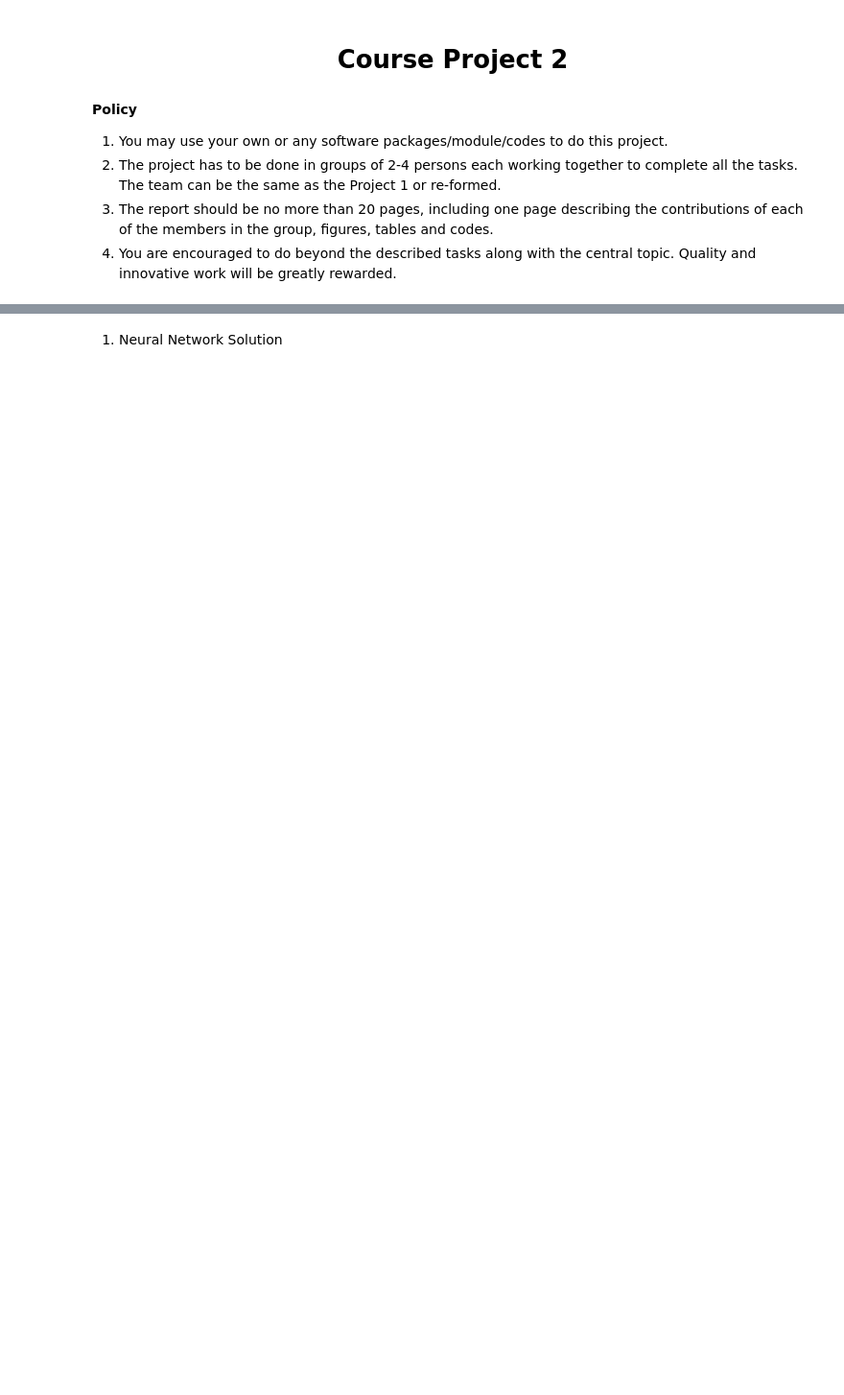
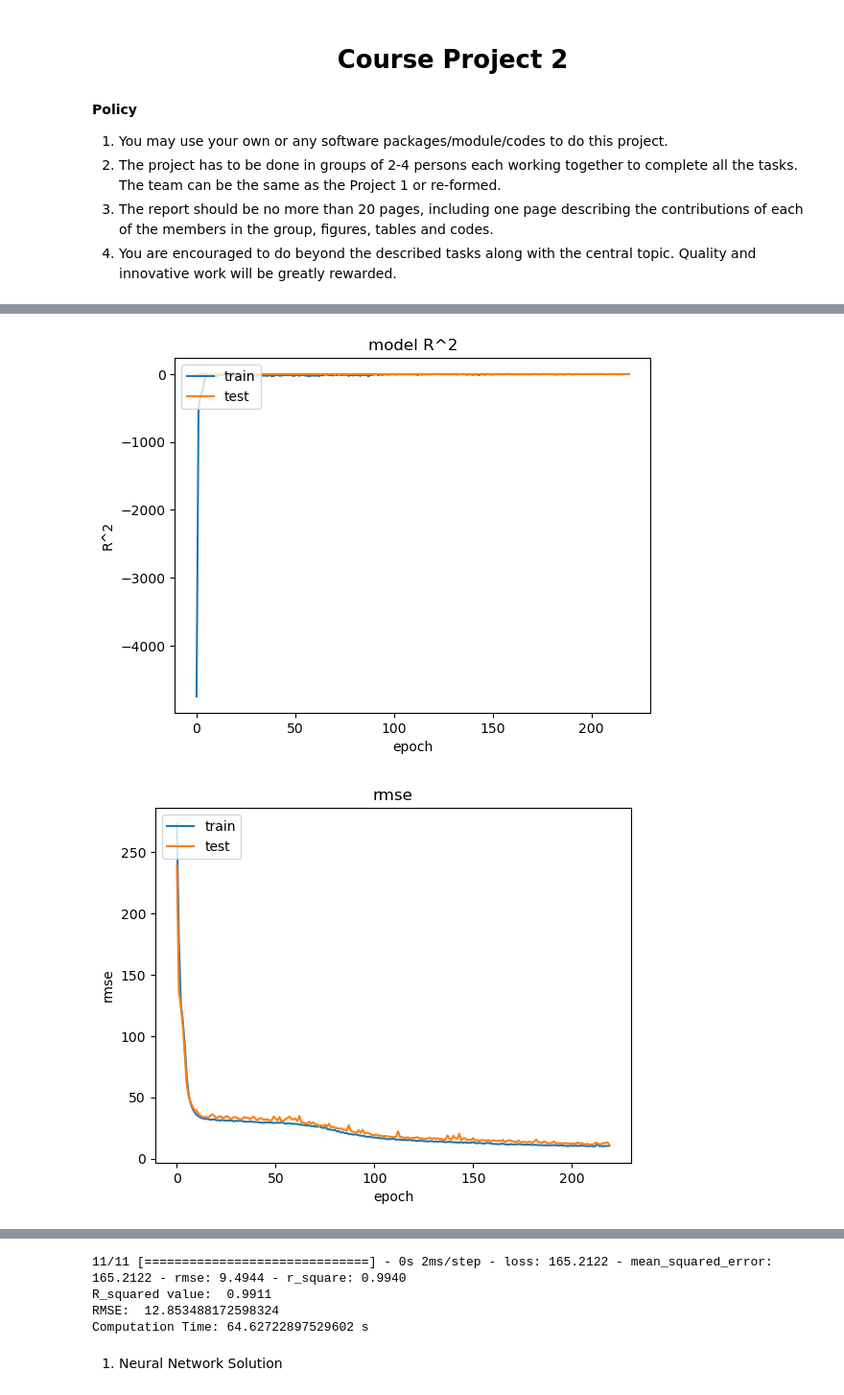
Before and after one commit to nrees1008/machine_learning, a Jupyter notebook: Project-2.ipynb, the cells around one changed output, grey strips where cells are left out. Shown at 96% size. Saved outputs shown, nothing was run; the diff lists cells and outputs as text; code cells hidden in the pictures; blank space fills up the shorter version.

Commit message:
Linear Regression Fits

```diff
--- a/Project-2.ipynb
+++ b/Project-2.ipynb
@@ -39,6 +39,7 @@ import pandas as pd
 import numpy as np
 from sklearn.model_selection import train_test_split
 from sklearn import preprocessing
+from sklearn.linear_model import LinearRegression
 from keras.models import Sequential
 from keras.layers import Dense
 import seaborn as sns
@@ -46,7 +47,19 @@ from matplotlib import pyplot as plt
 from tensorflow.keras.callbacks import EarlyStopping
 from sklearn.preprocessing import OneHotEncoder
 from sklearn.compose import ColumnTransformer
+import time
 
+# root mean squared error (rmse) for regression (only for Keras tensors)
+def rmse(y_true, y_pred):
+    from keras import backend
+    return backend.sqrt(backend.mean(backend.square(y_pred - y_true), axis=-1))
+
+# coefficient of determination (R^2) for regression  (only for Keras tensors)
+def r_square(y_true, y_pred):
+    from keras import backend as K
+    SS_res =  K.sum(K.square(y_true - y_pred))
+    SS_tot = K.sum(K.square(y_true - K.mean(y_true)))
+    return ( 1 - SS_res/(SS_tot + K.epsilon()) )
 
 # importing training dataset and target files
 dataset = pd.read_csv('./Finite_element_entire_data_set.csv')
@@ -75,11 +88,13 @@ scaled = Z.iloc[:, :]
 # Splitting the training data from the unseen inputs for which predictions are to be made
 Train = Z.iloc[0:3221]
 Input = Z.iloc[3221::]
+
 # Splitting the data into training, validation and testing datasets
 train_x, test_x, train_y, test_y = train_test_split(
-    Train, Y, test_size=0.20, random_state=415)
+    Train, Y, test_size=0.20, random_state=0)
 validation_x, testing_x, validation_y, testing_y = train_test_split(
-    test_x, test_y, test_size=0.50, random_state=415)
+    test_x, test_y, test_size=0.50, random_state=0)
+
 # importing and implementing Neural network regression model
 model = Sequential()
 model.add(Dense(12, activation='relu', input_shape=(12,)))
@@ -87,16 +102,20 @@ model.add(Dense(30, activation='relu'))
 model.add(Dense(30, activation='relu'))
 model.add(Dense(30, activation='relu'))
 model.add(Dense(1,))
-model.compile(loss='mse', optimizer='adam',metrics=['mape'])
+model.compile(optimizer="adam", loss="mse", metrics=["mean_squared_error", rmse, r_square])
 # Compiling the model with early stopping algorithm
 monitor = EarlyStopping(monitor='val_loss', min_delta=1e-3,
                         patience=10, verbose=0, mode='auto')
+
+start = time.time() # Check start time
+
 # Computing training and validation loss for the network
 history = model.fit(train_x, train_y, validation_data=(
     validation_x, validation_y), callbacks=[monitor], verbose=0, epochs=1000)
 history_dict = history.history
 loss_values = history_dict['loss']
 val_loss_values = history_dict['val_loss']
+
 # Getting predictions for training dataset
 y_train_pred = model.predict(train_x)
 # Getting predictions for validation dataset
@@ -106,6 +125,10 @@ final_result = model.predict(testing_x)
 # Getting predictions for unseen inputs
 # Unseen_result = model.predict(Input)
 # Calculating relative error for validation dataset
+
+end = time.time()# Get end time
+totalt = end - start # Get elapsed time
+
 Error = ((validation_y-y_validation_pred)/validation_y)
 
 
@@ -122,11 +145,50 @@ def average(Error_testing):
     return sum(abs(Error_testing))/len(Error_testing)
 
 
+
 Testing_Relative_Error = average(Error_testing)
 
 # Calculate accuracy and error metrics
+
+# plot training curve for R^2 (beware of scale, starts very low negative)
+plt.plot(history_dict['val_r_square'])
+plt.plot(history_dict['r_square'])
+plt.title('model R^2')
+plt.ylabel('R^2')
+plt.xlabel('epoch')
+plt.legend(['train', 'test'], loc='upper left')
+plt.show()
+
+# plot training curve for rmse
+plt.plot(history_dict['rmse'])
+plt.plot(history_dict['val_rmse'])
+plt.title('rmse')
+plt.ylabel('rmse')
+plt.xlabel('epoch')
+plt.legend(['train', 'test'], loc='upper left')
+plt.show()
+
+# print the linear regression and display datapoints
+regressor = LinearRegression()
+regressor.fit(testing_y.reshape(-1,1), final_result)
+y_fit = regressor.predict(final_result)
+
+reg_intercept = round(regressor.intercept_[0],4)
+reg_coef = round(regressor.coef_.flatten()[0],4)
+reg_label = "y = " + str(reg_intercept) + "*x +" + str(reg_coef)
+
+plt.scatter(testing_y, final_result, color='blue', label= 'data')
+plt.plot(final_result, y_fit, color='red', linewidth=2, label = 'Linear regression\n'+reg_label)
+plt.title('Linear Regression')
+plt.legend()
+plt.xlabel('observed')
+plt.ylabel('predicted')
+plt.show()
+
 score = model.evaluate(testing_x, testing_y)
+print('R_squared value: ', reg_coef)
 print('RMSE: ', np.sqrt(score[0]))
+print('Computation Time:',totalt,'s')
 # %% [output]
 81/81 [==============================] - 0s 2ms/step
 11/11 [==============================] - 0s 2ms/step
@@ -135,0 +196,2 @@ RMSE:  49.30437987643694
+[figure, added]
+[figure, added]
@@ -136,3 +199,7 @@ RMSE:  49.30437987643694
+11/11 [==============================] - 0s 2ms/step - loss: 165.2122 - mean_squared_error: 165.2122 - rmse: 9.4944 - r_square: 0.9940
+R_squared value:  0.9911
+RMSE:  12.853488172598324
+Computation Time: 64.62722897529602 s
 # %% [markdown]
 1) Neural Network Solution
 # %%
```
Also changed, not shown: parts of 3 cells of this notebook.
